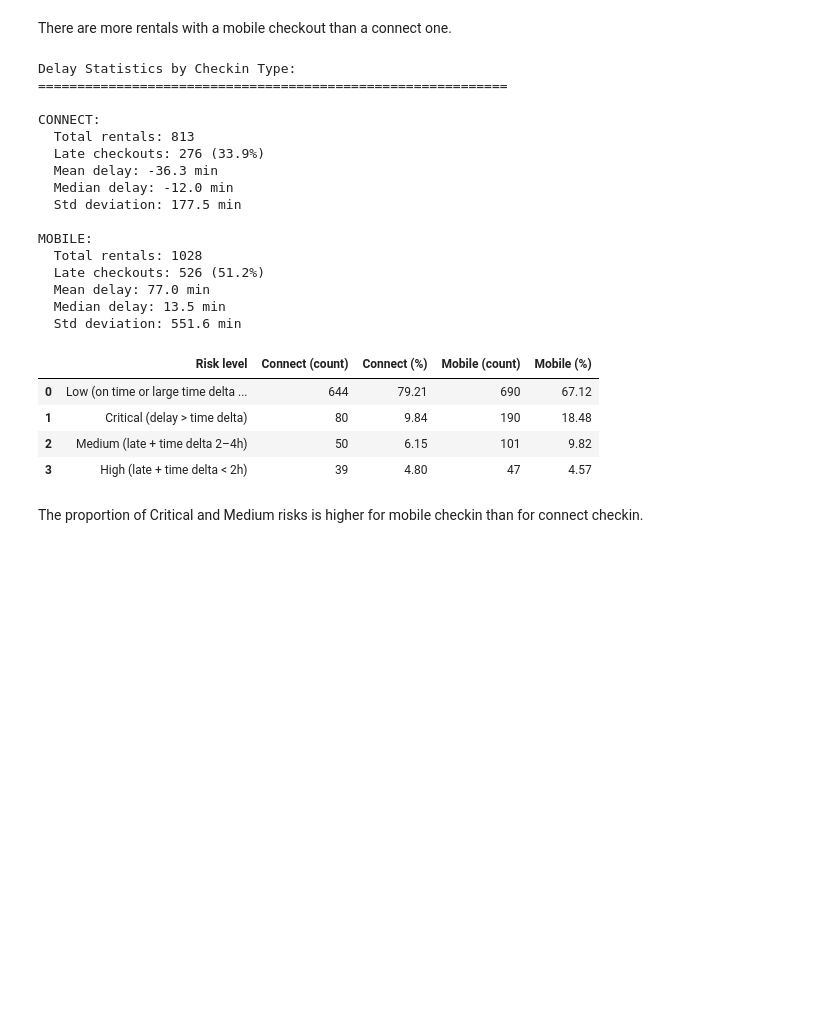
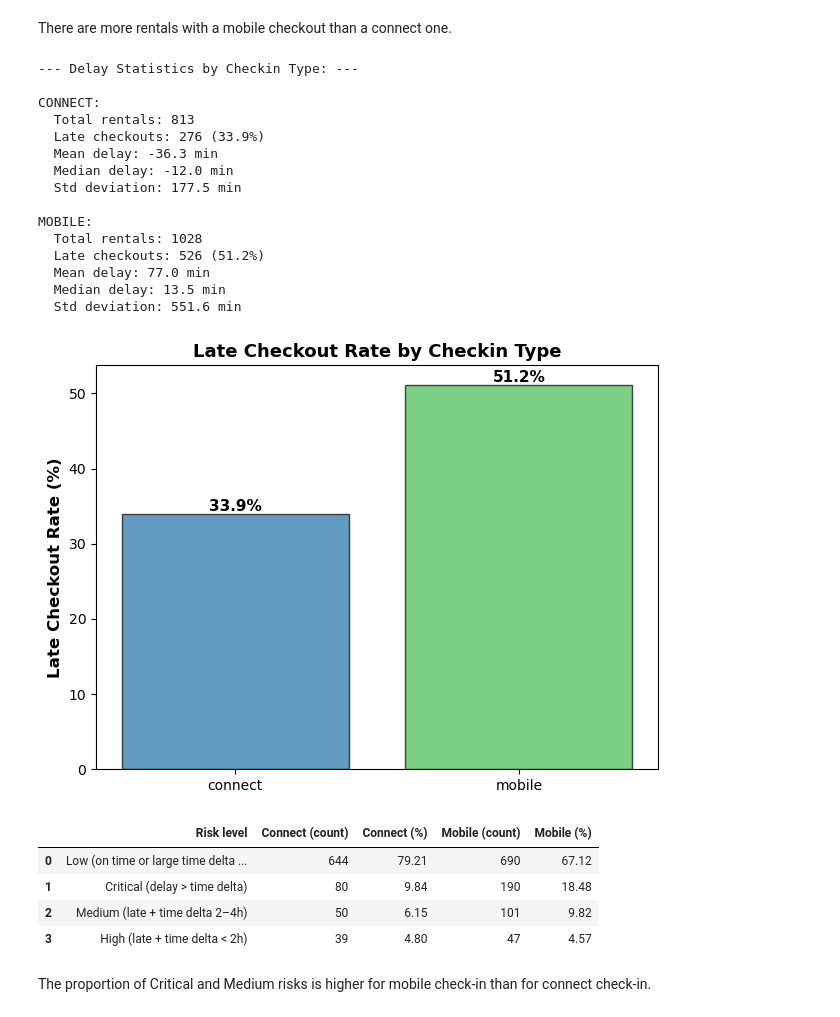
Before and after one commit to Mounia-Agronomist-Datascientist/Getaround_delay_analysis, a Jupyter notebook: NOTEBOOK/getaround_delay_analysis.ipynb, the cells around one changed output. Drawn from its saved outputs; the diff is of its cells as text; code cells hidden in the pictures; blank space fills up the shorter version.

```diff
--- a/NOTEBOOK/getaround_delay_analysis.ipynb
+++ b/NOTEBOOK/getaround_delay_analysis.ipynb
@@ -771,8 +817,7 @@ There are more rentals with a mobile checkout than a connect one.
 # Compare delay patterns by checkin type
 checkin_types = risky_rentals_df['checkin_type'].unique()
 
-print("\nDelay Statistics by Checkin Type:")
-print("=" * 60)
+print("\n--- Delay Statistics by Checkin Type: ---")
 
 for checkin in checkin_types:
     subset = risky_rentals_df[risky_rentals_df['checkin_type'] == checkin]
@@ -788,8 +833,7 @@ for checkin in checkin_types:
     print(f"  Median delay: {delays_subset.median():.1f} min")
     print(f"  Std deviation: {delays_subset.std():.1f} min")
 # %% [output]
-Delay Statistics by Checkin Type:
-============================================================
+--- Delay Statistics by Checkin Type: ---
 
 CONNECT:
   Total rentals: 813
@@ -804,6 +848,29 @@ MOBILE:
   Mean delay: 77.0 min
   Median delay: 13.5 min
   Std deviation: 551.6 min
+# %%
+# Visualization
+late_rates = []
+for ct in checkin_types:
+    subset = risky_rentals_df[risky_rentals_df['checkin_type'] == ct]
+    late_rate = (subset['delay_at_checkout_in_minutes'] > 0).sum() / len(subset) * 100
+    late_rates.append(late_rate)
+
+bars=plt.bar(checkin_types, late_rates, color=["#2071a7", "#43bc53"], alpha=0.7, edgecolor='black')
+plt.ylabel('Late Checkout Rate (%)', fontsize=12, fontweight='bold')
+plt.title('Late Checkout Rate by Checkin Type', fontsize=13, fontweight='bold')
+
+
+# Add values on bars
+for bar, rate in zip(bars, late_rates):
+    plt.text(bar.get_x() + bar.get_width()/2, rate + 1,
+             f'{rate:.1f}%',
+             ha='center', va='center', fontsize=11, fontweight='bold')
+
+plt.tight_layout()
+plt.show()
+# %% [output]
+[figure, added]
 # %%
 # Checkin type vs risk level
 
@@ -821,4 +888,4 @@ pd.DataFrame({
 | 2 | Medium (late + time delta 2–4h) | 50 | 6.15 | 101 | 9.82 |
 | 3 | High (late + time delta < 2h) | 39 | 4.80 | 47 | 4.57 |
 # %% [markdown]
-The proportion of Critical and Medium risks is higher for mobile checkin than for connect checkin.
+The proportion of Critical and Medium risks is higher for mobile check-in than for connect check-in.
```
Also changed, not shown: parts of 20 cells of this notebook.
